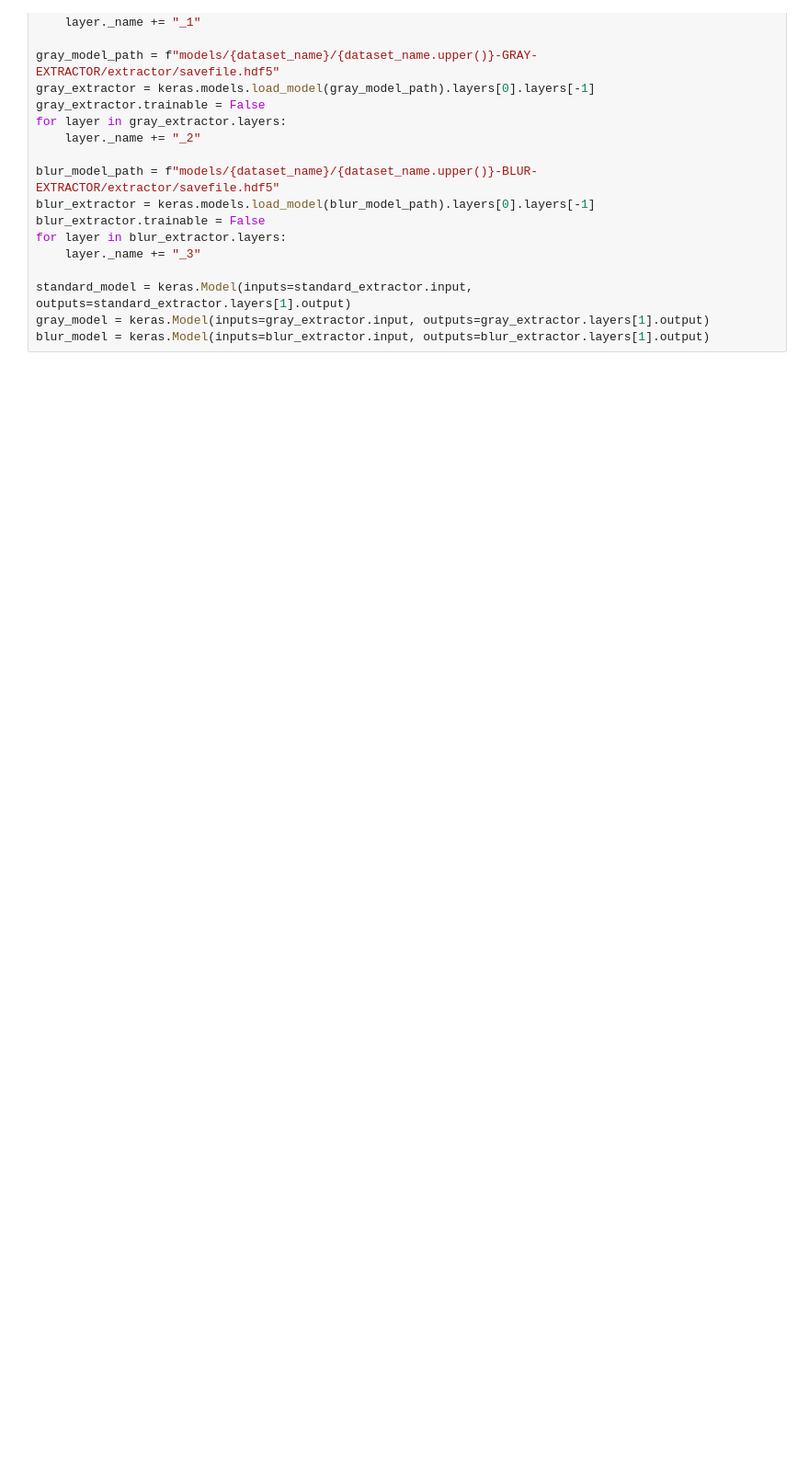
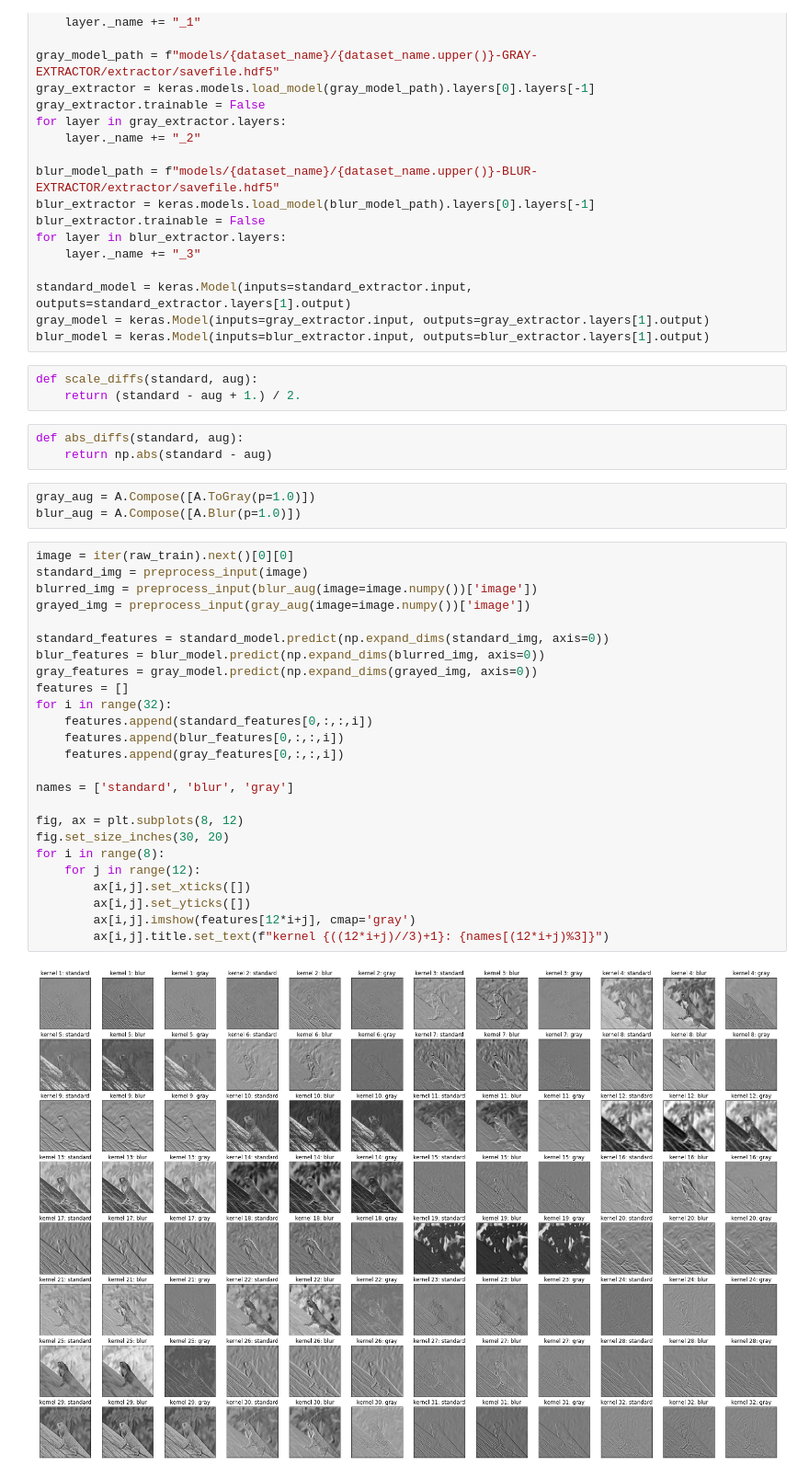
Before and after one commit to zac-oar-uq/AI-Species-Recognition-Thesis, a Jupyter notebook: feature_diffs.ipynb, the cells around one changed output. Shown at 92% size. Cells and saved outputs as stored; diff of their text form; blank space fills up the shorter version.

```diff
--- a/feature_diffs.ipynb
+++ b/feature_diffs.ipynb
@@ -30,6 +36,42 @@ for layer in blur_extractor.layers:
 standard_model = keras.Model(inputs=standard_extractor.input, outputs=standard_extractor.layers[1].output)
 gray_model = keras.Model(inputs=gray_extractor.input, outputs=gray_extractor.layers[1].output)
 blur_model = keras.Model(inputs=blur_extractor.input, outputs=blur_extractor.layers[1].output)
+# %%
+def scale_diffs(standard, aug):
+    return (standard - aug + 1.) / 2.
+# %%
+def abs_diffs(standard, aug):
+    return np.abs(standard - aug)
+# %%
+gray_aug = A.Compose([A.ToGray(p=1.0)])
+blur_aug = A.Compose([A.Blur(p=1.0)])
+# %%
+image = iter(raw_train).next()[0][0]
+standard_img = preprocess_input(image)
+blurred_img = preprocess_input(blur_aug(image=image.numpy())['image'])
+grayed_img = preprocess_input(gray_aug(image=image.numpy())['image'])
+
+standard_features = standard_model.predict(np.expand_dims(standard_img, axis=0))
+blur_features = blur_model.predict(np.expand_dims(blurred_img, axis=0))
+gray_features = gray_model.predict(np.expand_dims(grayed_img, axis=0))
+features = []
+for i in range(32):
+    features.append(standard_features[0,:,:,i])
+    features.append(blur_features[0,:,:,i])
+    features.append(gray_features[0,:,:,i])
+
+names = ['standard', 'blur', 'gray']
+
+fig, ax = plt.subplots(8, 12)
+fig.set_size_inches(30, 20)
+for i in range(8):
+    for j in range(12):
+        ax[i,j].set_xticks([])
+        ax[i,j].set_yticks([])
+        ax[i,j].imshow(features[12*i+j], cmap='gray')
+        ax[i,j].title.set_text(f"kernel {((12*i+j)//3)+1}: {names[(12*i+j)%3]}")
+# %% [output]
+[figure, added]
 # %%
 img = preprocess_input(iter(raw_train).next()[0][0])
 
```
Also changed, not shown: parts of 3 cells of this notebook, 2 other files.
